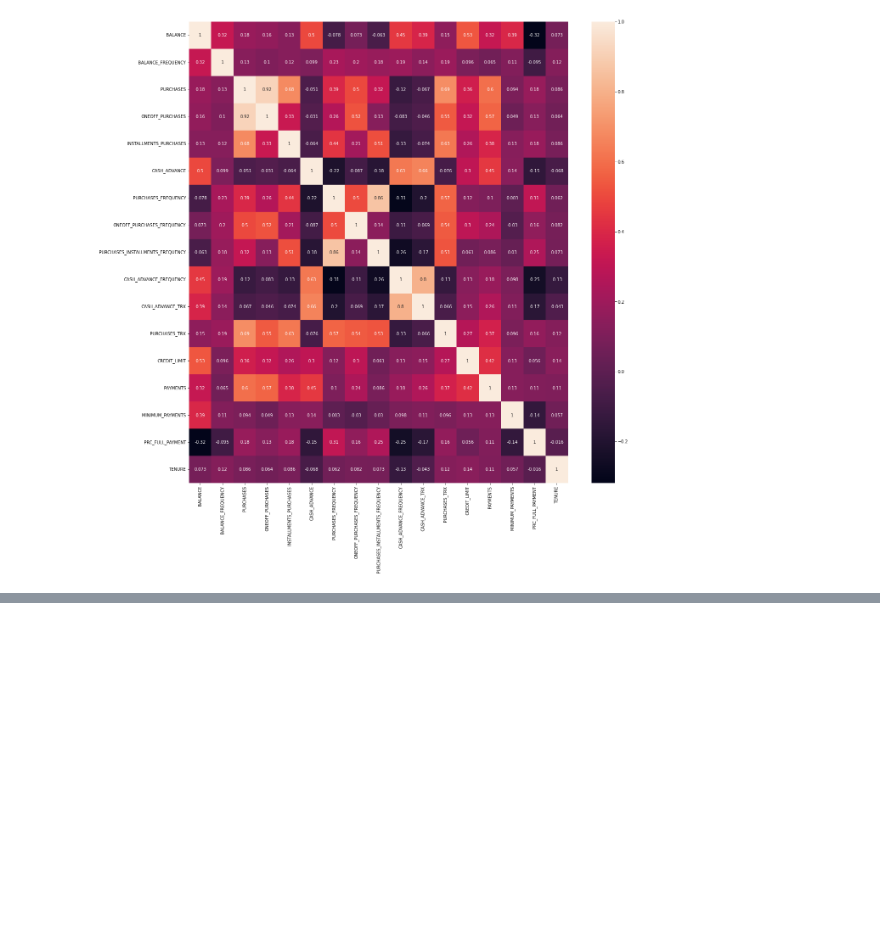
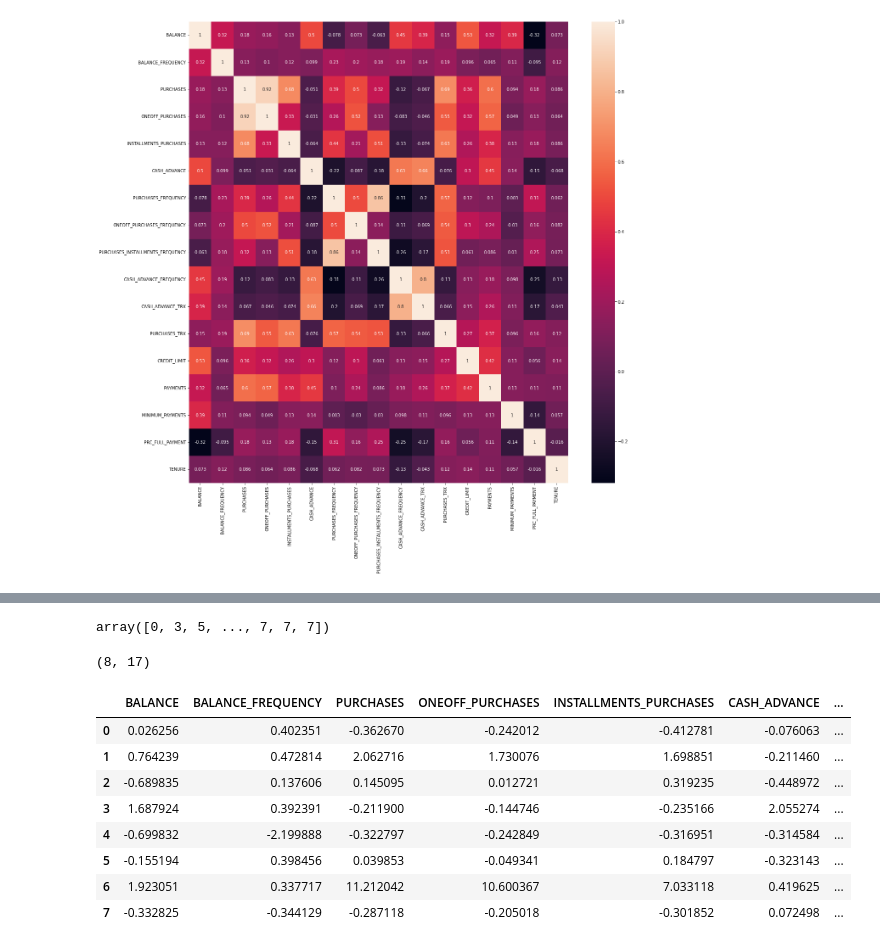
Before and after one commit to eeeds/Projects, a Jupyter notebook: 17- Marketing Project (Clusters)/Project17.ipynb, the cells around one changed output, grey strips where cells are left out. Cells and saved outputs as stored; diff of their text form; code cells hidden in the pictures; blank space fills up the shorter version.

```diff
--- a/17- Marketing Project (Clusters)/Project17.ipynb
+++ b/17- Marketing Project (Clusters)/Project17.ipynb
@@ -173,0 +223,22 @@ sns.heatmap(corr, annot = True)
+# %%
+labels
+# %% [output]
+array([0, 3, 5, ..., 7, 7, 7])
+# %%
+kmeans.cluster_centers_.shape
+# %% [output]
+(8, 17)
+# %%
+cluster_centers = pd.DataFrame(data = kmeans.cluster_centers_, columns = [creditcard_df.columns])
+
+cluster_centers
+# %% [output]
+|  | BALANCE | BALANCE_FREQUENCY | PURCHASES | ONEOFF_PURCHASES | INSTALLMENTS_PURCHASES | CASH_ADVANCE | ... |
+| 0 | 0.026256 | 0.402351 | -0.362670 | -0.242012 | -0.412781 | -0.076063 | ... |
+| 1 | 0.764239 | 0.472814 | 2.062716 | 1.730076 | 1.698851 | -0.211460 | ... |
+| 2 | -0.689835 | 0.137606 | 0.145095 | 0.012721 | 0.319235 | -0.448972 | ... |
+| 3 | 1.687924 | 0.392391 | -0.211900 | -0.144746 | -0.235166 | 2.055274 | ... |
+| 4 | -0.699832 | -2.199888 | -0.322797 | -0.242849 | -0.316951 | -0.314584 | ... |
+| 5 | -0.155194 | 0.398456 | 0.039853 | -0.049341 | 0.184797 | -0.323143 | ... |
+| 6 | 1.923051 | 0.337717 | 11.212042 | 10.600367 | 7.033118 | 0.419625 | ... |
+| 7 | -0.332825 | -0.344129 | -0.287118 | -0.205018 | -0.301852 | 0.072498 | ... |
```
Also changed, not shown: parts of 11 cells of this notebook.
